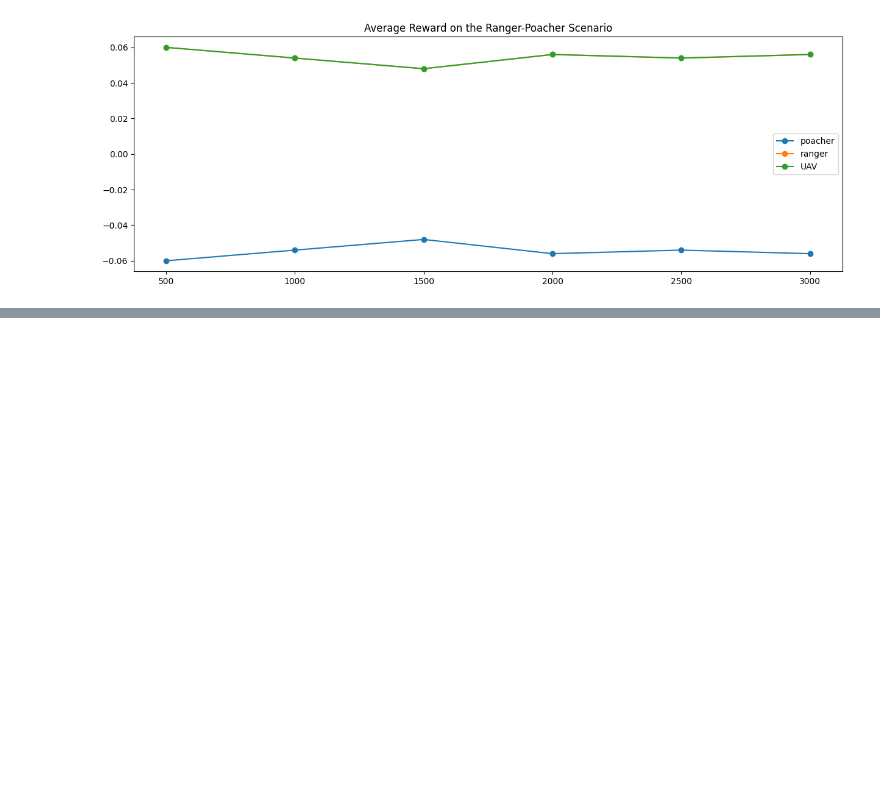
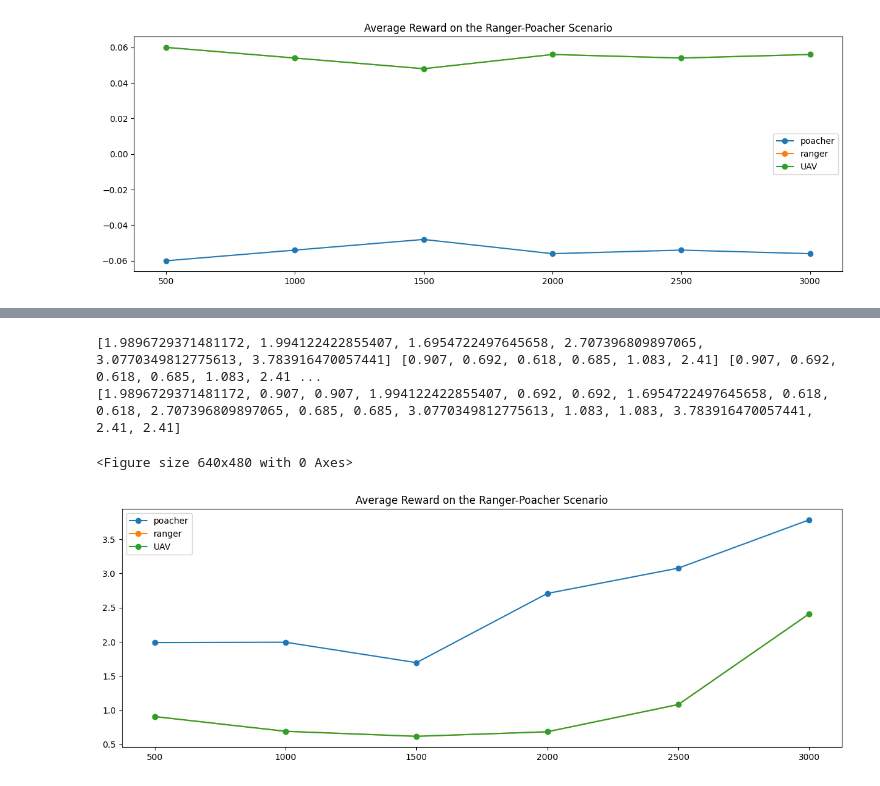
Before and after one commit to JwaYounkyung/CMU_GT, a Jupyter notebook: PA2/plot.ipynb, the cells around one changed output, grey strips where cells are left out. Drawn from its saved outputs; the diff is of its cells as text; code cells hidden in the pictures; blank space fills up the shorter version.

```diff
--- a/PA2/plot.ipynb
+++ b/PA2/plot.ipynb
@@ -62,0 +91,32 @@ int(len(data)/3)+1
+# %%
+with open('results/maddpg_shaping/test_agrewards.pkl', 'rb') as f:
+    data = pickle.load(f)
+
+agent1, agent2, agent3 = [], [], []
+for i in range(0, int(len(data)/3)):
+    agent1.append(data[3*i])
+    agent2.append(data[3*i+1])
+    agent3.append(data[3*i+2])
+print(agent1, agent2, agent3)
+print(data)
+
+def result_plot(data):
+    plt.clf()
+    plt.figure(figsize=(15, 5))
+
+    epochs = range(500, len(agent1)*500 + 1,500)
+
+    plt.plot(epochs, agent1, label='poacher', marker='o')
+    plt.plot(epochs, agent2, label='ranger', marker='o')
+    plt.plot(epochs, agent3, label='UAV', marker='o')
+    plt.title('Average Reward on the Ranger-Poacher Scenario')
+    plt.legend()
+
+    plt.show()
+
+result_plot(data)
+# %% [output]
+[1.9896729371481172, 1.994122422855407, 1.6954722497645658, 2.707396809897065, 3.0770349812775613, 3.783916470057441] [0.907, 0.692, 0.618, 0.685, 1.083, 2.41] [0.907, 0.692, 0.618, 0.685, 1.083, 2.41 ...
+[1.9896729371481172, 0.907, 0.907, 1.994122422855407, 0.692, 0.692, 1.6954722497645658, 0.618, 0.618, 2.707396809897065, 0.685, 0.685, 3.0770349812775613, 1.083, 1.083, 3.783916470057441, 2.41, 2.41]
+<Figure size 640x480 with 0 Axes>
+[figure, added]
```
Also changed, not shown: parts of 2 cells of this notebook, 26 other files.
